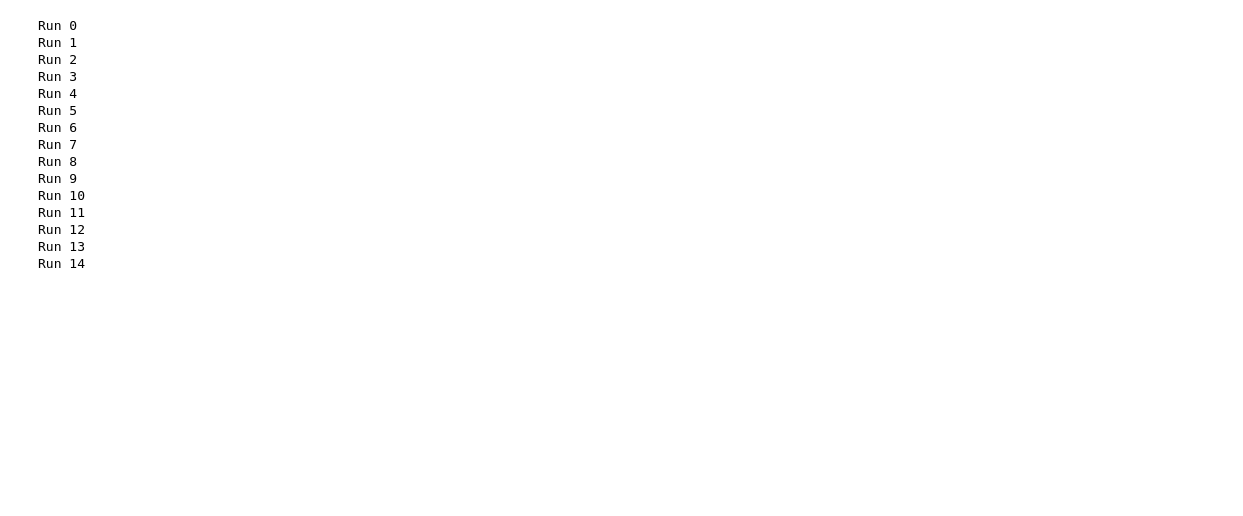
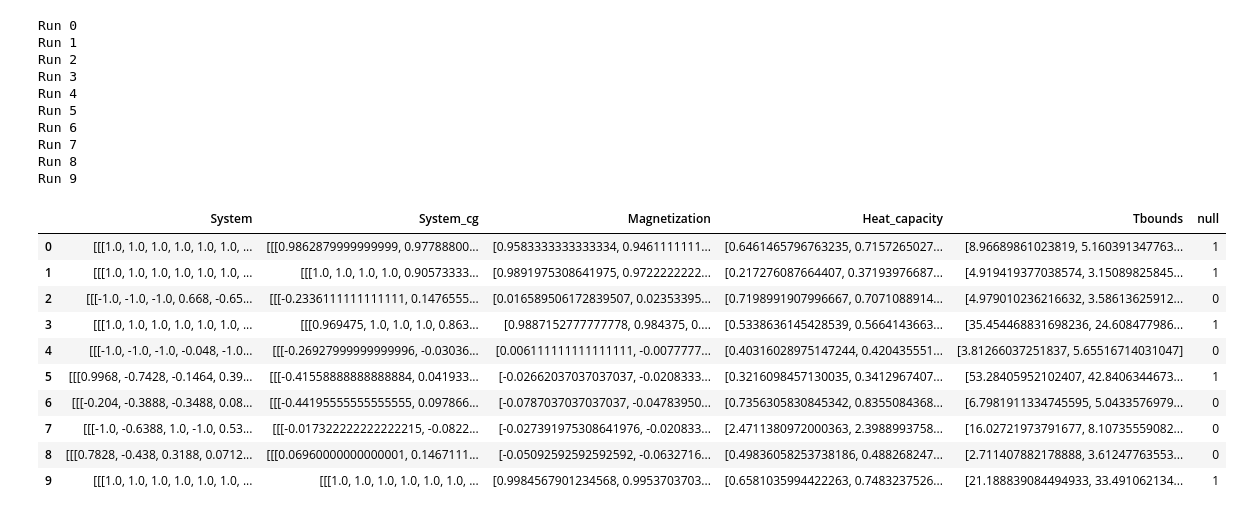
Before and after one commit to Arshiaeb/Research, a Jupyter notebook: A_Ising.ipynb, the cells around one changed output. Drawn from its saved outputs; the diff is of its cells as text; code cells hidden in the pictures; blank space fills up the shorter version.

```diff
--- a/A_Ising.ipynb
+++ b/A_Ising.ipynb
@@ -251,10 +348,11 @@ def ising_run(temps, size, J, burn_time, epoch_len, initial_state):
 # %%
-n_runs = 15
+n_runs = 10
 burn_time = 50
-target_size = 9
+target_size = 15
 #target_duration = 400
 
-Result=[]
+#Output=pd.DataFrame(columns=["System","System_cg","Magnetization","Heat_capacity","null"])
+Result=pd.DataFrame(columns=["System","System_cg","Magnetization","Heat_capacity","Tc","Tbounds","null"])
 
 
 for r in range(n_runs):
@@ -305,8 +403,10 @@ for r in range(n_runs):
 
     output["System_cg"]=System_cg
     output["null"]=null
-
-    Result.append(output)
+    #out = pd.DataFrame(({"System":System,"System_cg":System_cg,"Magnetization":Magnetization,"Heat_capacity":Heat_capacity,"null":null}))
+    #out = pd.DataFrame(output)
+    Result.loc[len(Result.index)] = [System,System_cg,Magnetization,Heat_capacity,Tc,Tbounds,null]
+    #Result = pd.concat((Result,out),axis=0,ignore_index=True)
 # %% [output]
 Run 0
 Run 1
@@ -318,9 +418,4 @@ Run 6
 Run 7
 Run 8
 Run 9
-Run 10
-Run 11
-Run 12
-Run 13
-Run 14
 # %%
@@ -422,0 +424,14 @@ def compute_ews(s,t_roll_window):
+# %%
+Result
+# %% [output]
+|  | System | System_cg | Magnetization | Heat_capacity | Tbounds | null |
+| 0 | [[[1.0, 1.0, 1.0, 1.0, 1.0, 1.0, ... | [[[0.9862879999999999, 0.97788800... | [0.9583333333333334, 0.9461111111... | [0.6461465796763235, 0.7157265027... | [8.96689861023819, 5.160391347763... | 1 |
+| 1 | [[[1.0, 1.0, 1.0, 1.0, 1.0, 1.0, ... | [[[1.0, 1.0, 1.0, 1.0, 0.90573333... | [0.9891975308641975, 0.9722222222... | [0.217276087664407, 0.37193976687... | [4.919419377038574, 3.15089825845... | 1 |
+| 2 | [[[-1.0, -1.0, -1.0, 0.668, -0.65... | [[[-0.2336111111111111, 0.1476555... | [0.016589506172839507, 0.02353395... | [0.7198991907996667, 0.7071088914... | [4.979010236216632, 3.58613625912... | 0 |
+| 3 | [[[1.0, 1.0, 1.0, 1.0, 1.0, 1.0, ... | [[[0.969475, 1.0, 1.0, 1.0, 0.863... | [0.9887152777777778, 0.984375, 0.... | [0.5338636145428539, 0.5664143663... | [35.454468831698236, 24.608477986... | 1 |
+| 4 | [[[-1.0, -1.0, -1.0, -0.048, -1.0... | [[[-0.26927999999999996, -0.03036... | [0.006111111111111111, -0.0077777... | [0.40316028975147244, 0.420435551... | [3.81266037251837, 5.65516714031047] | 0 |
+| 5 | [[[0.9968, -0.7428, -0.1464, 0.39... | [[[-0.41558888888888884, 0.041933... | [-0.02662037037037037, -0.0208333... | [0.3216098457130035, 0.3412967407... | [53.28405952102407, 42.8406344673... | 1 |
+| 6 | [[[-0.204, -0.3888, -0.3488, 0.08... | [[[-0.44195555555555555, 0.097866... | [-0.0787037037037037, -0.04783950... | [0.7356305830845342, 0.8355084368... | [6.7981911334745595, 5.0433576979... | 0 |
+| 7 | [[[-1.0, -0.6388, 1.0, -1.0, 0.53... | [[[-0.017322222222222215, -0.0822... | [-0.027391975308641976, -0.020833... | [2.4711380972000363, 2.3988993758... | [16.02721973791677, 8.10735559082... | 0 |
+| 8 | [[[0.7828, -0.438, 0.3188, 0.0712... | [[[0.06960000000000001, 0.1467111... | [-0.05092592592592592, -0.0632716... | [0.49836058253738186, 0.488268247... | [2.711407882178888, 3.61247763553... | 0 |
+| 9 | [[[1.0, 1.0, 1.0, 1.0, 1.0, 1.0, ... | [[[1.0, 1.0, 1.0, 1.0, 1.0, 1.0, ... | [0.9984567901234568, 0.9953703703... | [0.6581035994422263, 0.7483237526... | [21.188839084494933, 33.491062134... | 1 |
```
Also changed, not shown: parts of 6 cells of this notebook.
